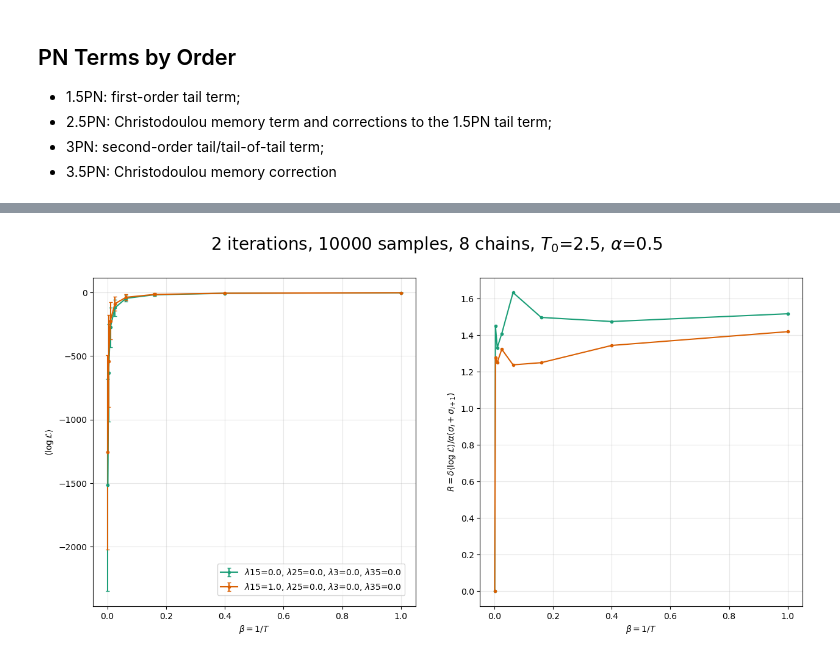
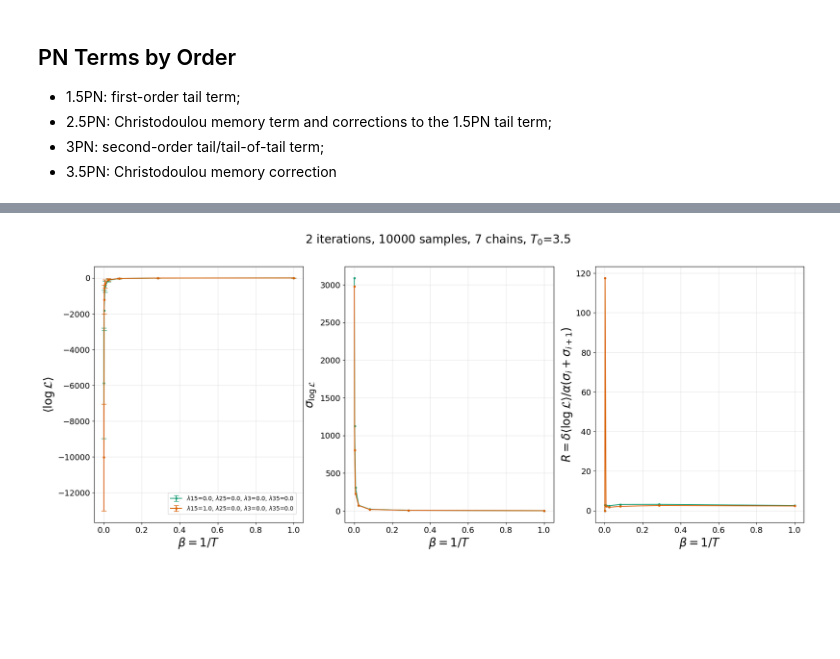
Before and after one commit to jimmy-gw/GWTails_ParameterEstimation, a Jupyter notebook: TAILSvsNOTAILS_MCMC.ipynb, the cells around one changed output, grey strips where cells are left out. Saved outputs shown, nothing was run; the diff lists cells and outputs as text; code cells hidden in the pictures; blank space fills up the shorter version.

```diff
--- a/TAILSvsNOTAILS_MCMC.ipynb
+++ b/TAILSvsNOTAILS_MCMC.ipynb
@@ -24,16 +26,19 @@ import numpy as np
 # MAYBE posterior corner plots (for 1-2 arbitrary sets of toggle params) and bayesograms
 ## Figure out how to calculate lnZ's later
 num_samples=10000
-num_chains=8
-temp0=2.5
+num_chains=7
+temp0=3.5
 temp_ladder_structure='geometric'
-alpha=0.5
 # %%
+### Plot <lnL> vs. \beta for each chosen vector of lambda values
 lambdas=list(zip(lmcmc.lambda15s, lmcmc.lambda25s, lmcmc.lambda3s, lmcmc.lambda35s))
 num_lmcmciters=len(lambdas)
 
-fig,(ax1, ax2) = plt.subplots(1,2, figsize=(15,7))
+fig,(ax1, ax2, ax3) = plt.subplots(1,3, figsize=(25,8))
+
 colors=lmcmc.itercolors
+
+__TIData__ = np.zeros(num_lmcmciters, dtype=lmcmc.TIData)
 
 i=1
 for lambda15, lambda25, lambda3, lambda35 in lambdas:
@@ -49,36 +54,46 @@ for lambda15, lambda25, lambda3, lambda35 in lambdas:
 
     # Plot results
     betas, avg_lnlikes, lnlikes_stdevs = lmcmc.avglnlikes_vs_betas(temp_ladder, lnposts, num_samples)
-    ax1.errorbar(betas, avg_lnlikes, yerr=lnlikes_stdevs, capsize=2, marker='.', color=colors[i-1], label=lambdavec)
+    ax1.errorbar(betas, avg_lnlikes, yerr=lnlikes_stdevs, capsize=4, marker='.', color=colors[i-1], label=lambdavec)
+    ax2.plot(betas, lnlikes_stdevs, marker='.', color=colors[i-1], label=lambdavec)
+
+    # save data (to be splined and then integrated)
+    __TIData__[i-1]=lmcmc.TIData(np.flip(betas), np.flip(avg_lnlikes), np.flip(lnlikes_stdevs), lambdavec, colors[i-1]) # Akima splining strictly takes increasing lists for independent variables (betas)
 
     ## Inspect ladder spacing
-    B,R=lmcmc.ladder_spacing(temp_ladder, avg_lnlikes, lnlikes_stdevs, alpha=alpha, print_chains=True, haxis='B')
-    ax2.plot(B,R, marker='.', color=colors[i-1], label=lambdavec)
+    # Overlap factors \alpha
+    alphas=np.zeros(len(betas)-1)
+    for j in range(len(betas)-1):
+        avg_lnlike_1, avg_lnlike_2 = avg_lnlikes[j], avg_lnlikes[j+1]
+        lnlikes_stdev_1, lnlikes_stdev_2 = lnlikes_stdevs[j], lnlikes_stdevs[j+1]
+        alphas[j]=lmcmc.alpha_overlap(avg_lnlike_1, lnlikes_stdev_1, avg_lnlike_2, lnlikes_stdev_2)
 
+    # R-statistic
+    B,R=lmcmc.ladder_spacing_ratio(temp_ladder, avg_lnlikes, lnlikes_stdevs, alphas, print_chains=True, haxis='B')
+    ax3.plot(B,R, marker='.', color=colors[i-1], label=lambdavec)
+
+    # print average PT swap acceptance rate (just so it's easy to track by chain)
     avgPTswapaccrate=np.mean(acc_rates['PT_swap'][:-1])
     print(f'Average PT swap acceptance rate: {avgPTswapaccrate}')
-
-    ## Perform thermodynamic integration w/ Akima splining (?)
-    # ...
-    # save to list of lnZs (initialize b4 loop)
-
-    # Calculate bayes factor WRT unsuppressed waveform
-    # ...
+    print(f'Alpha values for each chain: {list(zip(betas[:-1],alphas))}')
 
     i+=1 # finish iteration
 
 
 # Decorate the plots :)
-fig.suptitle(rf'{num_lmcmciters} iterations, {num_samples} samples, {num_chains} chains, $T_0$={temp0}, $\alpha$={alpha}', fontsize=20)
-ax1.set_xlabel(r'$\beta = 1 / T$')
-ax1.set_ylabel(r'$\langle\log\mathcal{L}\rangle$')
+fig.suptitle(rf'{num_lmcmciters} iterations, {num_samples} samples, {num_chains} chains, $T_0$={temp0}', fontsize=20)
+ax1.set_ylabel(r'$\langle\log\mathcal{L}\rangle$', fontsize=20)
 ax1.legend(loc='lower right', bbox_to_anchor=(0.98, 0.02))
 
-ax2.set_xlabel(r'$\beta = 1 / T$')
-ax2.set_ylabel(r'$R = \delta\langle\log\mathcal{L}\rangle / \alpha(\sigma_{i}+\sigma_{i+1})$')
+ax2.set_ylabel(r'$\sigma_{\log\mathcal{L}}$', fontsize=20)
 
-for ax in (ax1, ax2):
+ax3.set_ylabel(r'$R = \delta\langle\log\mathcal{L}\rangle / \alpha(\sigma_{i}+\sigma_{i+1})$', fontsize=20)
+
+
+for ax in (ax1, ax2, ax3):
     ax.grid(alpha=0.3)
+    ax.set_xlabel(r'$\beta = 1 / T$', fontsize=20)
+    ax.tick_params(axis='both', which='major', labelsize=14)
 
 plt.show()
 # %% [output]
@@ -102 +117 @@ Average PT swap acceptance rate: 0.3502887760072368
-[figure, old version]
+[figure, new version]
```
Also changed, not shown: parts of 5 cells of this notebook, 2 other files.
